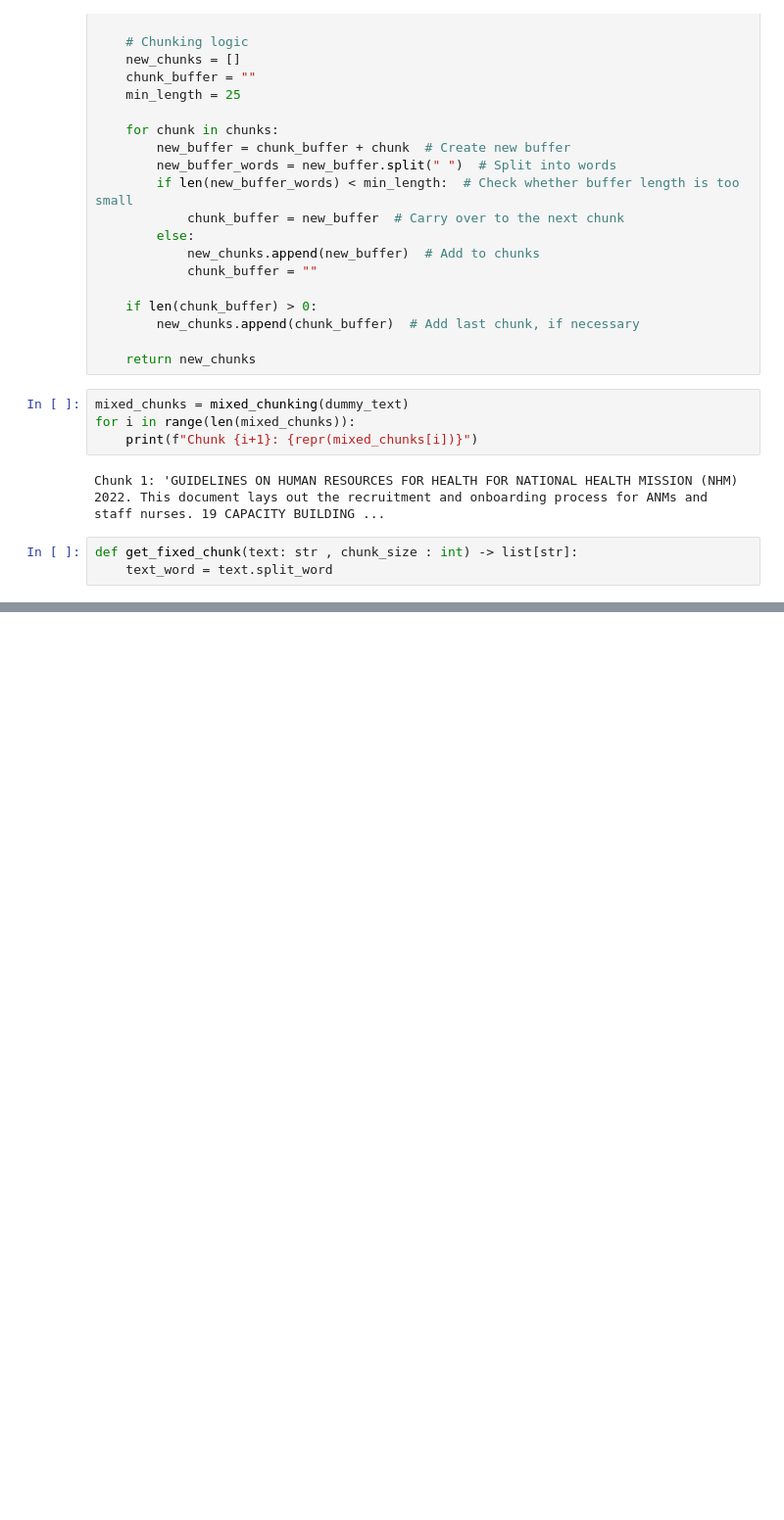
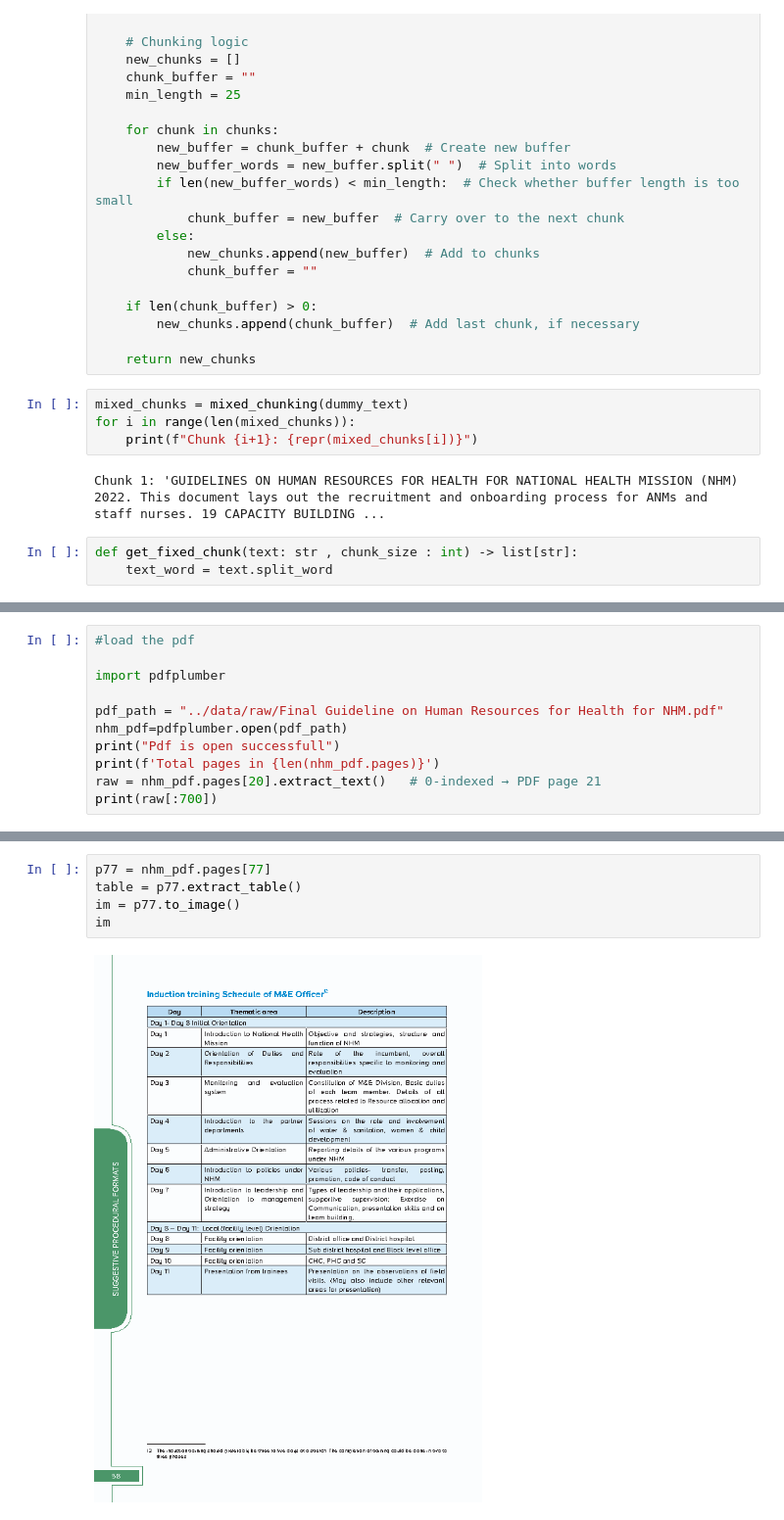
Before and after one commit to amanchaurasia512/swasthyasetu-rag, a Jupyter notebook: notebooks/experiments.ipynb, the cells around one changed output, grey strips where cells are left out. Shown at 98% size. Cells and saved outputs as stored; diff of their text form; blank space fills up the shorter version.

```diff
--- a/notebooks/experiments.ipynb
+++ b/notebooks/experiments.ipynb
@@ -1150,0 +1153,11 @@ def get_fixed_chunk(text: str , chunk_size : int) -> list[str]:
+# %%
+#load the pdf
+
+import pdfplumber
+
+pdf_path = "../data/raw/Final Guideline on Human Resources for Health for NHM.pdf"
+nhm_pdf=pdfplumber.open(pdf_path)
+print("Pdf is open successfull")
+print(f'Total pages in {len(nhm_pdf.pages)}')
+raw = nhm_pdf.pages[20].extract_text()   # 0-indexed → PDF page 21
+print(raw[:700])
@@ -1150,0 +1897,7 @@ def get_fixed_chunk(text: str , chunk_size : int) -> list[str]:
+# %%
+p77 = nhm_pdf.pages[77]
+table = p77.extract_table()
+im = p77.to_image()
+im
+# %% [output]
+[figure, added]
```
Also changed, not shown: parts of 50 cells of this notebook, 1 other file.
